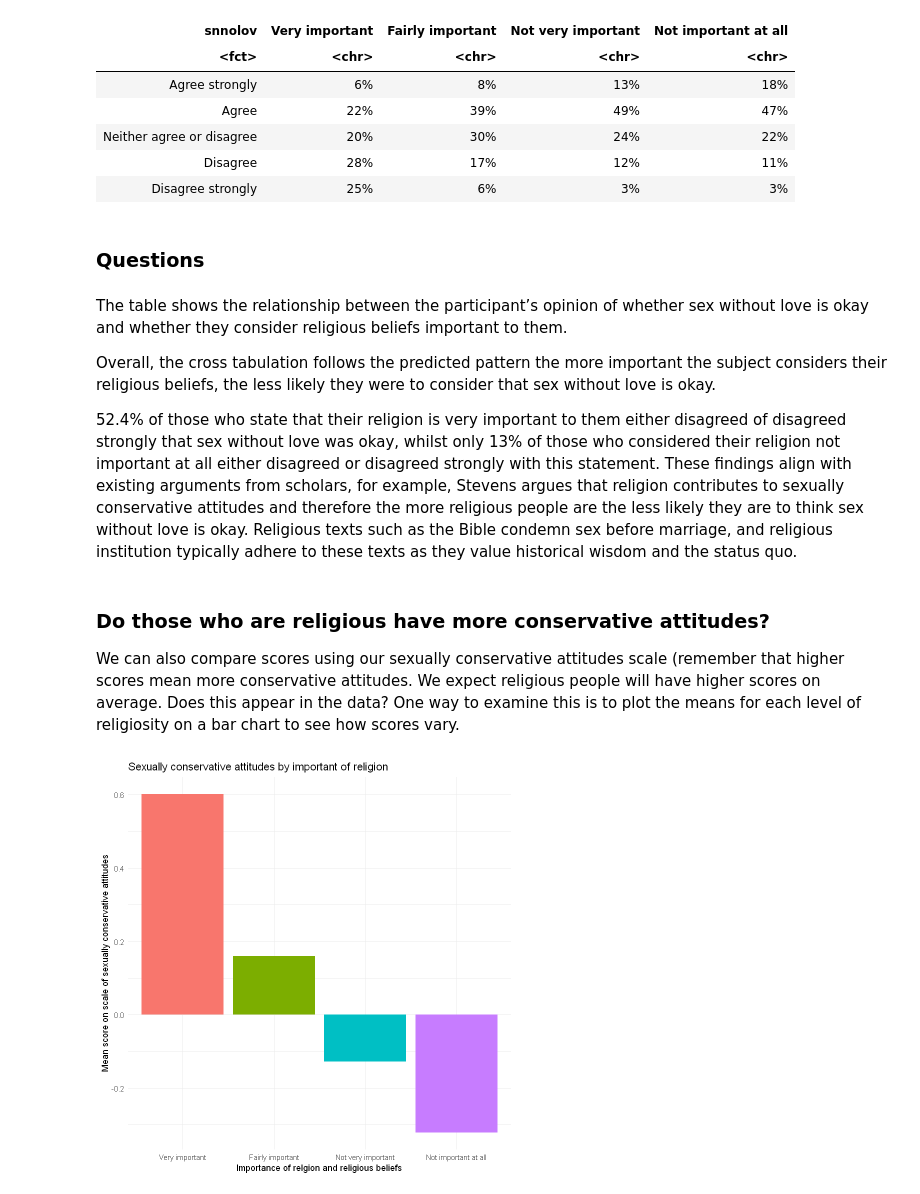
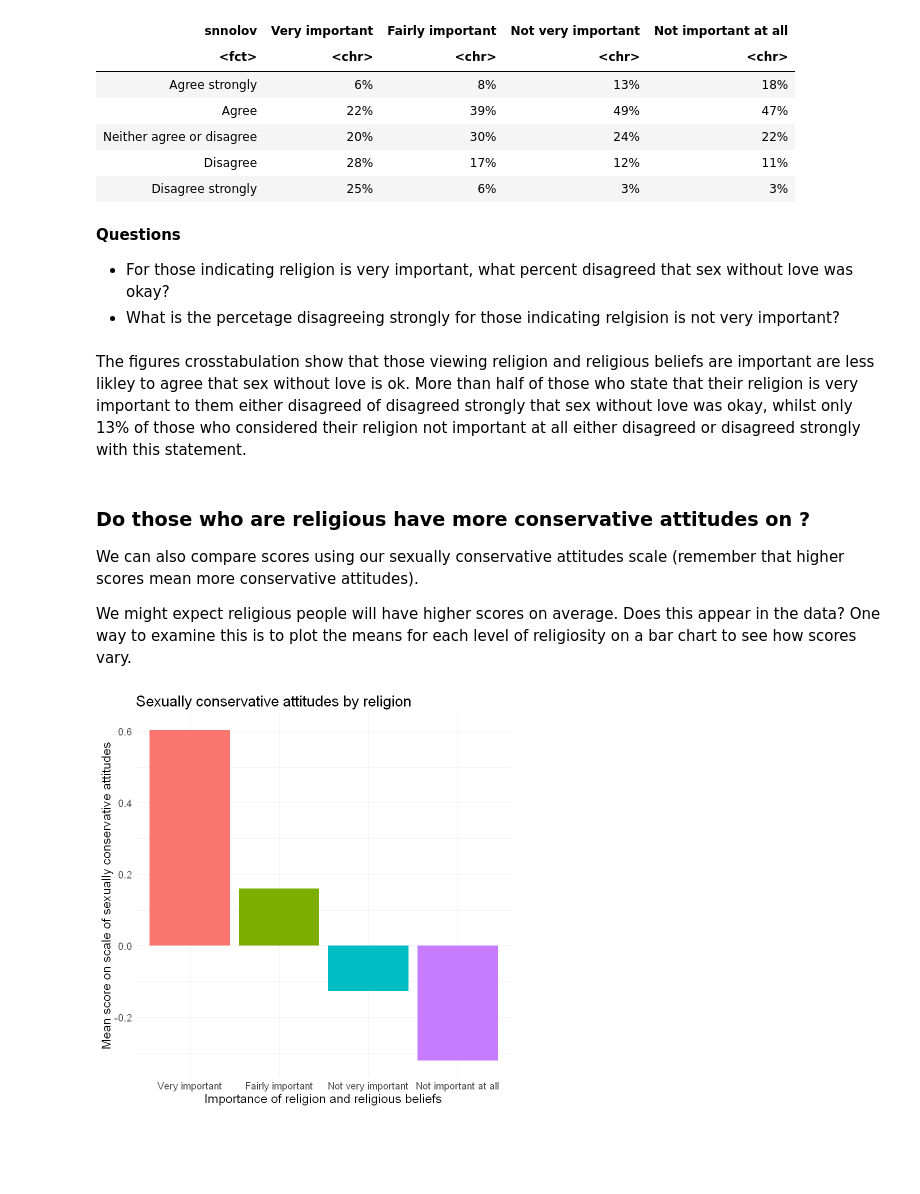
Before and after one commit to JenniferLB/Explore-UKDS-data, a Jupyter notebook: SexReligion.ipynb, the cells around one changed output. Drawn from its saved outputs; the diff is of its cells as text; code cells hidden in the pictures; blank space fills up the shorter version.

```diff
--- a/SexReligion.ipynb
+++ b/SexReligion.ipynb
@@ -65,10 +78,16 @@ Below is some code to open the dataset and print a list of the variables.
 # %%
 setwd("C:/Users/rjpra/OneDrive/Documents/GitHub/Explore-UKDS-data/Data")
 ntsl3 <- haven::read_sav("UKDA-8786-spss/spss/spss25/natsal_3_teaching_open.sav")
-
-#turn into factors
 ntsl3$religimp <- as_factor(ntsl3$religimp)
 ntsl3$snnolov <- as_factor(ntsl3$snnolov)
+ntsl3$snnolov <-recode_factor(ntsl3$snnolov, "Don't know" = NA_character_)
+ntsl3$snpres <- as_factor(ntsl3$snpres)
+ntsl3$snpres <-recode_factor(ntsl3$snpres, "Don't know" = NA_character_)
+ntsl3$snmedia<- as_factor(ntsl3$snmedia)
+ntsl3$snmedia <-recode_factor(ntsl3$snmedia, "Don't know" = NA_character_)
+ntsl3$snearly<- as_factor(ntsl3$snearly)
+ntsl3$snearly <-recode_factor(ntsl3$snearly, "Don't know" = NA_character_)
 
-# deal with missing values
-ntsl3$snnolov <-recode_factor(ntsl3$snnolov, "Don't know" = NA_character_)
+ntsl3$rsex<- as_factor(ntsl3$rsex)
+colnames (ntsl3)
+head(ntsl3)
@@ -195,29 +267,29 @@ A tabyl: 5 × 5
 | Disagree | 28% | 17% | 12% | 11% |
 | Disagree strongly | 25% | 6% | 3% | 3% |
 # %% [markdown]
-### Questions
+**Questions**
+* For those indicating religion is very important, what percent disagreed that sex without love was okay?
+* What is the percetage disagreeing strongly for those indicating relgision is not very important?
 # %% [markdown]
-The table shows the relationship between the participant’s opinion of whether sex without love is okay and whether they consider religious beliefs important to them.
-
-Overall, the cross tabulation follows the predicted pattern the more important the subject considers their religious beliefs, the less likely they were to consider that sex without love is okay.
-
-52.4% of those who state that their religion is very important to them either disagreed of disagreed strongly that sex without love was okay, whilst only 13% of those who considered their religion not important at all either disagreed or disagreed strongly with this statement. These findings align with existing arguments from scholars, for example, Stevens argues that religion contributes to sexually conservative attitudes and therefore the more religious people are the less likely they are to think sex without love is okay.   Religious texts such as the Bible condemn sex before marriage, and religious institution typically adhere to these texts as they value historical wisdom and the status quo.
+The figures crosstabulation show that those viewing religion and religious beliefs are important are less likley to agree that sex without love is ok. More than half of those who state that their religion is very important to them either disagreed of disagreed strongly that sex without love was okay, whilst only 13% of those who considered their religion not important at all either disagreed or disagreed strongly with this statement.
 # %% [markdown]
-### Do those who are religious have more conservative attitudes?
+### Do those who are religious have more conservative attitudes on ?
 
-We can also compare scores using our sexually conservative attitudes scale (remember that higher scores mean more conservative attitudes. We expect religious people will have higher scores on average. Does this appear in the data? One way to examine this is to plot the means for each level of religiosity on a bar chart to see how scores vary.
+We can also compare scores using our sexually conservative attitudes scale (remember that higher scores mean more conservative attitudes).
+
+We might expect religious people will have higher scores on average. Does this appear in the data? One way to examine this is to plot the means for each level of religiosity on a bar chart to see how scores vary.
 # %%
 # Create summary data
 lr_gen <- ntsl3 %>%
     group_by(religimp) %>%
   summarize(n = mean(attconservative, na.rm = T))
 
 ggplot(data=subset(lr_gen, !is.na(religimp)), aes (x= religimp, y=n)) +
 geom_bar (aes (fill = religimp), stat ="identity") +
 theme_minimal ()+
-labs(title = "Sexually conservative attitudes by important of religion") +
-labs(x = "Importance of relgion and religious beliefs") +
+labs(title = "Sexually conservative attitudes by religion") +
+labs(x = "Importance of religion and religious beliefs") +
 labs (y= "Mean score on scale of sexually conservative attitudes")+
-theme(legend.position = "none")
+theme(legend.position = "none", text = element_text(size = 15))
 # %% [output]
-[figure, old version]
+[figure, new version]
```
Also changed, not shown: parts of 30 cells of this notebook.
